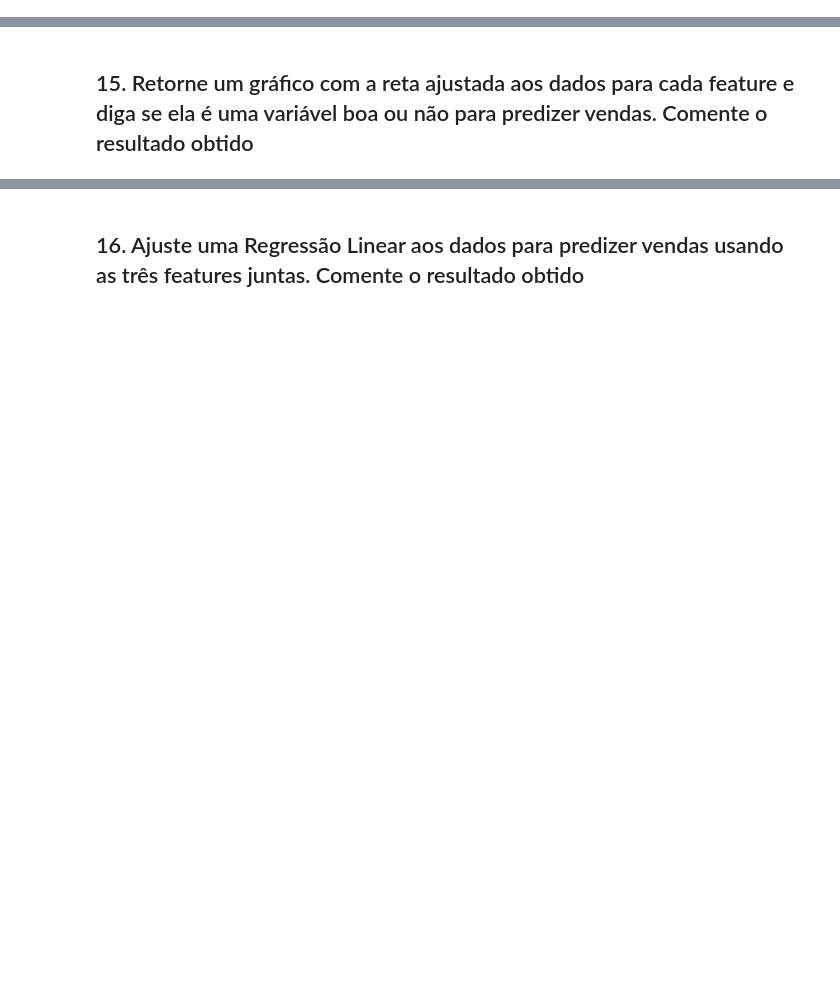
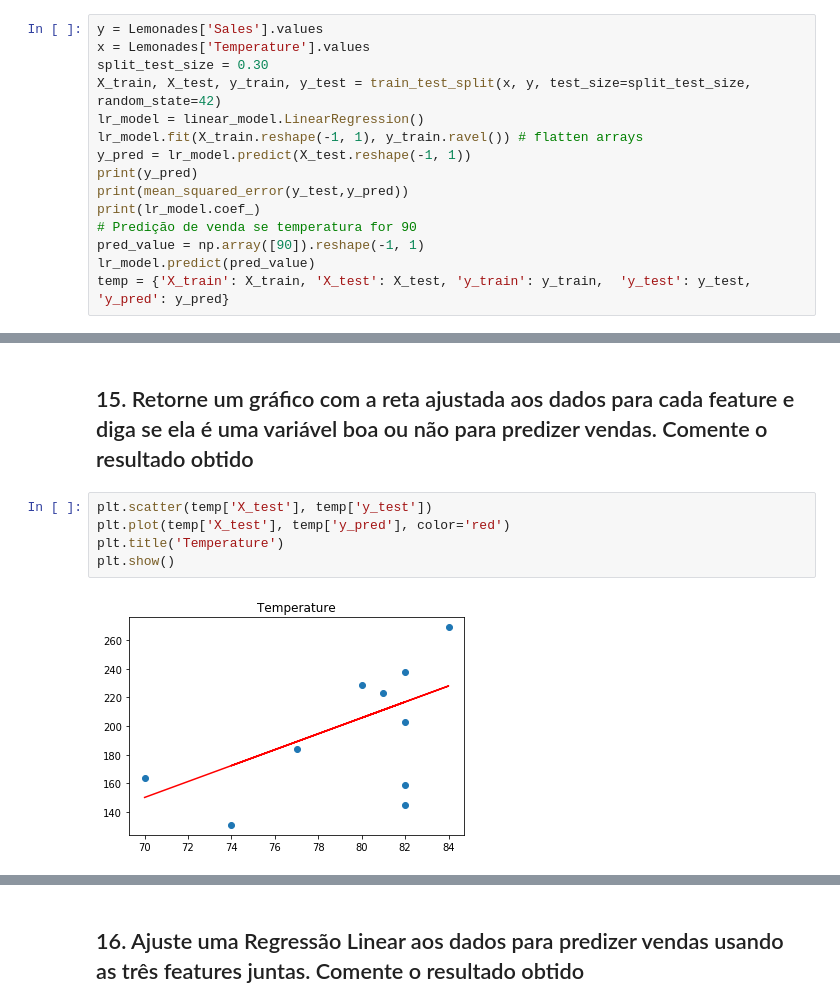
Before and after one commit to thonrocha/fiap-python, a Jupyter notebook: Trabalho_Final_Phyton.ipynb, the cells around one changed output, grey strips where cells are left out. Saved outputs shown, nothing was run; the diff lists cells and outputs as text; blank space fills up the shorter version.

```diff
--- a/Trabalho_Final_Phyton.ipynb
+++ b/Trabalho_Final_Phyton.ipynb
@@ -327,3 +330,18 @@ plt.show()
 ## 14. Ajuste uma Regressão Linear aos dados para predizer vendas usando cada uma das features abaixo:
 # %% [markdown]
 ###  a. Temperature
+# %%
+y = Lemonades['Sales'].values
+x = Lemonades['Temperature'].values
+split_test_size = 0.30
+X_train, X_test, y_train, y_test = train_test_split(x, y, test_size=split_test_size, random_state=42)
+lr_model = linear_model.LinearRegression()
+lr_model.fit(X_train.reshape(-1, 1), y_train.ravel()) # flatten arrays
+y_pred = lr_model.predict(X_test.reshape(-1, 1))
+print(y_pred)
+print(mean_squared_error(y_test,y_pred))
+print(lr_model.coef_)
+# Predição de venda se temperatura for 90
+pred_value = np.array([90]).reshape(-1, 1)
+lr_model.predict(pred_value)
+temp = {'X_train': X_train, 'X_test': X_test, 'y_train': y_train,  'y_test': y_test, 'y_pred': y_pred}
@@ -334,2 +397,9 @@ plt.show()
 # %% [markdown]
 ## 15. Retorne um gráfico com a reta ajustada aos dados para cada feature e diga se ela é uma variável boa ou não para predizer vendas. Comente o resultado obtido
+# %%
+plt.scatter(temp['X_test'], temp['y_test'])
+plt.plot(temp['X_test'], temp['y_pred'], color='red')
+plt.title('Temperature')
+plt.show()
+# %% [output]
+[figure, added]
```
Also changed, not shown: parts of 9 cells of this notebook.
